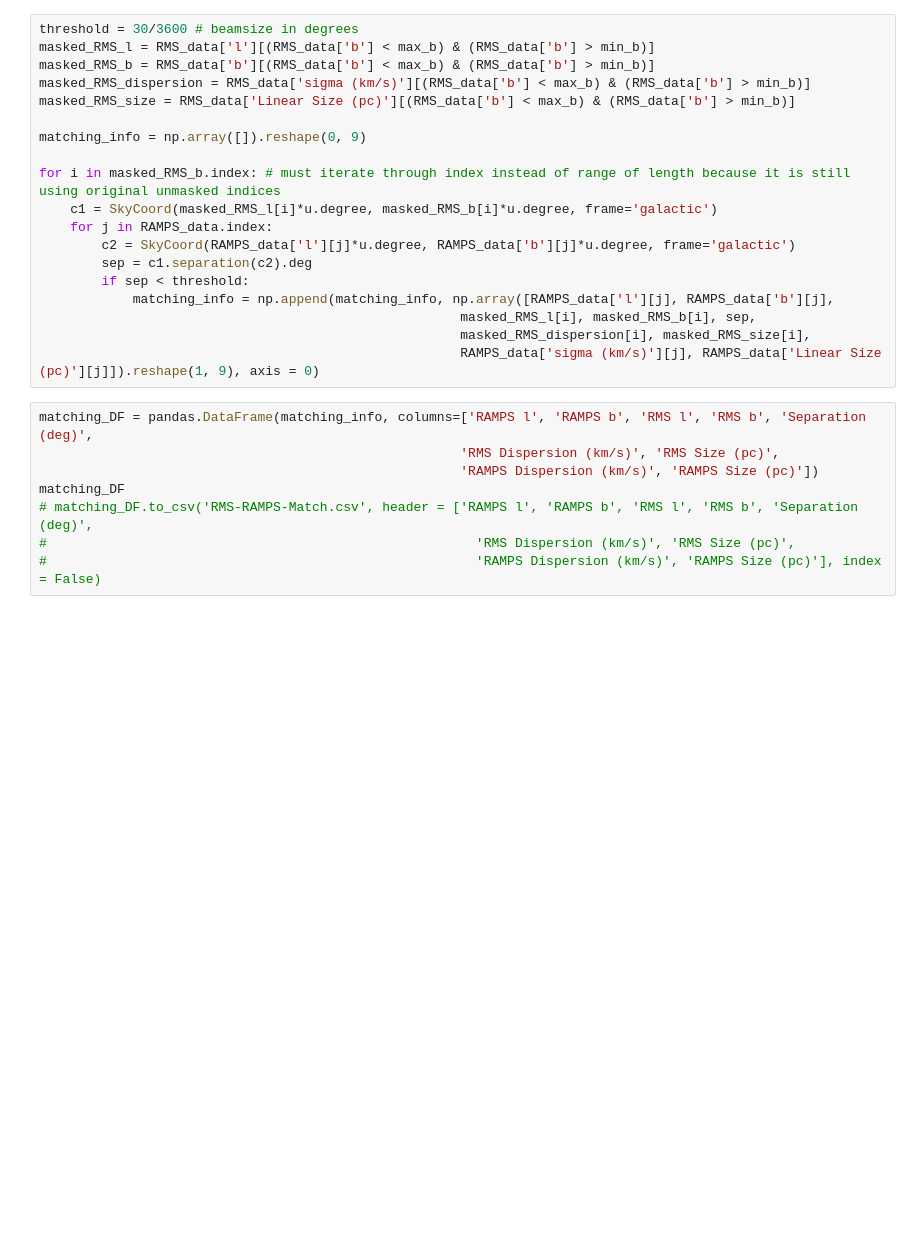
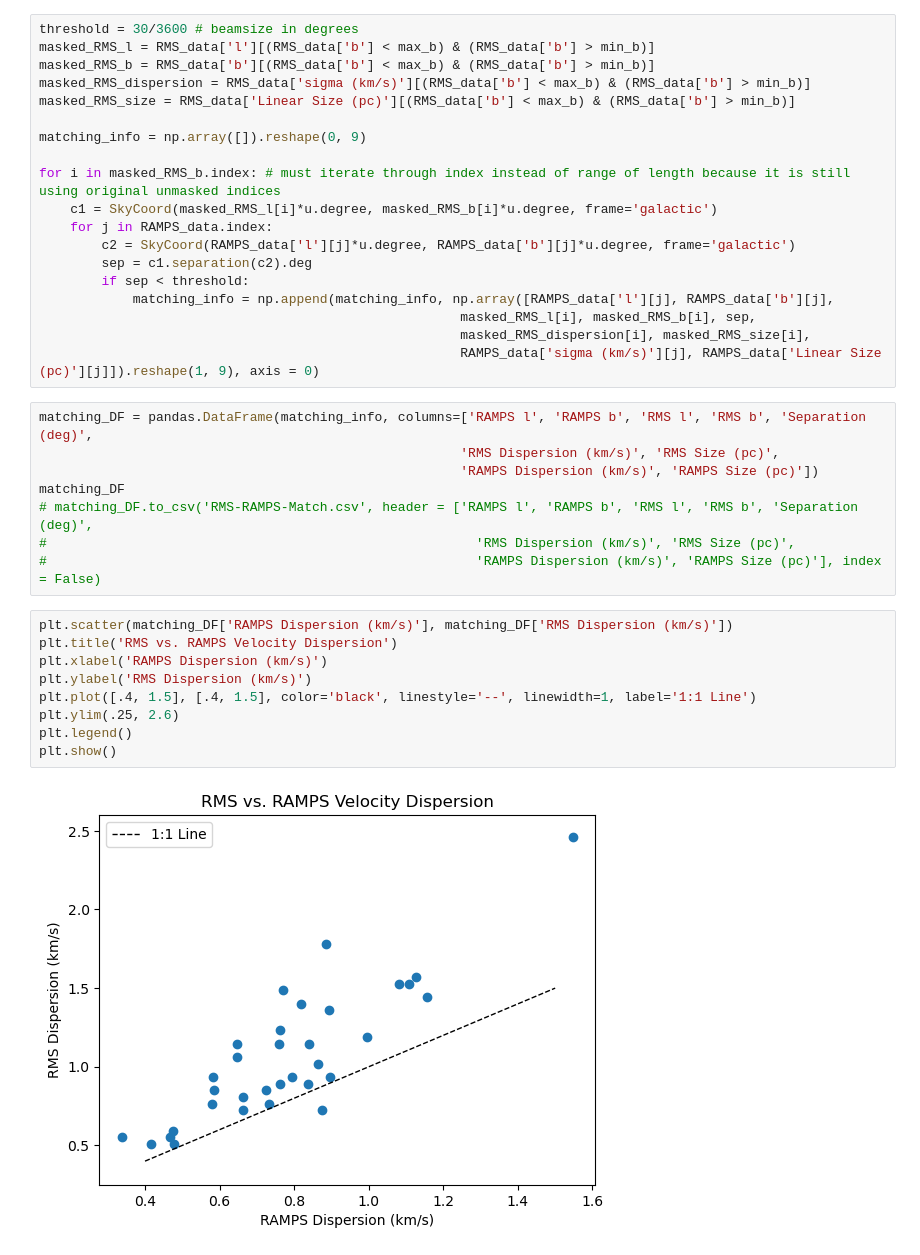
Before and after one commit to harrisonfwest/GBO-REU, a Jupyter notebook: RMS-RAMPS-Crossmatch.ipynb, the cells around one changed output. Drawn from its saved outputs; the diff is of its cells as text; blank space fills up the shorter version.

Commit message:
matched density plot

```diff
--- a/RMS-RAMPS-Crossmatch.ipynb
+++ b/RMS-RAMPS-Crossmatch.ipynb
@@ -63,3 +64,14 @@ matching_DF
 # matching_DF.to_csv('RMS-RAMPS-Match.csv', header = ['RAMPS l', 'RAMPS b', 'RMS l', 'RMS b', 'Separation (deg)',
 #                                                       'RMS Dispersion (km/s)', 'RMS Size (pc)',
 #                                                       'RAMPS Dispersion (km/s)', 'RAMPS Size (pc)'], index = False)
+# %%
+plt.scatter(matching_DF['RAMPS Dispersion (km/s)'], matching_DF['RMS Dispersion (km/s)'])
+plt.title('RMS vs. RAMPS Velocity Dispersion')
+plt.xlabel('RAMPS Dispersion (km/s)')
+plt.ylabel('RMS Dispersion (km/s)')
+plt.plot([.4, 1.5], [.4, 1.5], color='black', linestyle='--', linewidth=1, label='1:1 Line')
+plt.ylim(.25, 2.6)
+plt.legend()
+plt.show()
+# %% [output]
+[figure, added]
```
Also changed, not shown: parts of 6 cells of this notebook, 4 other files.
